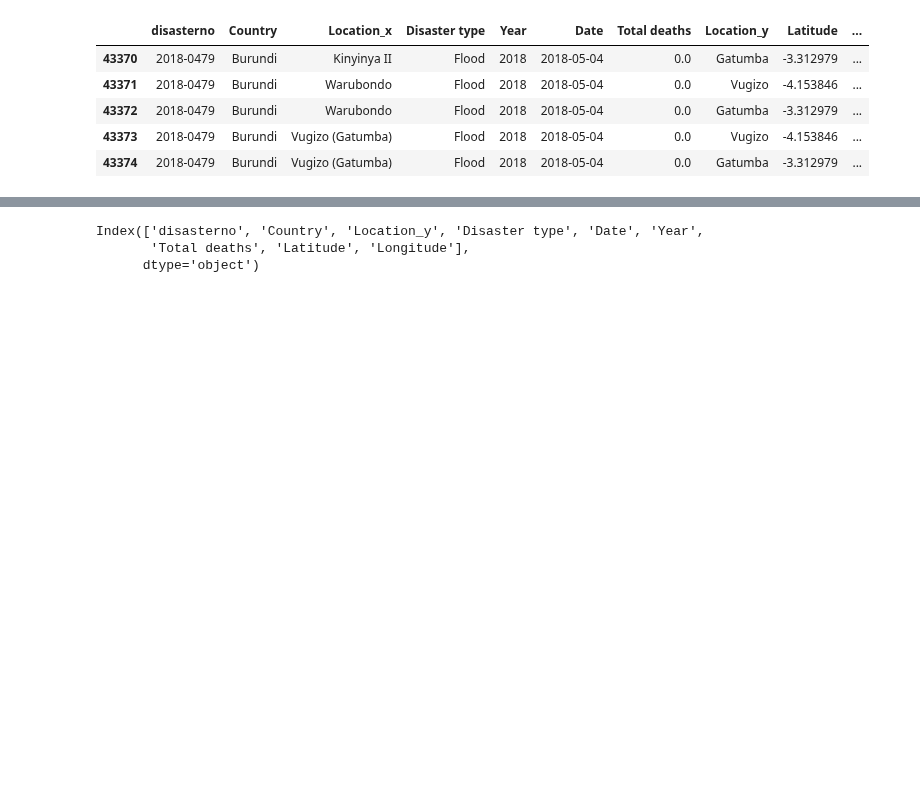
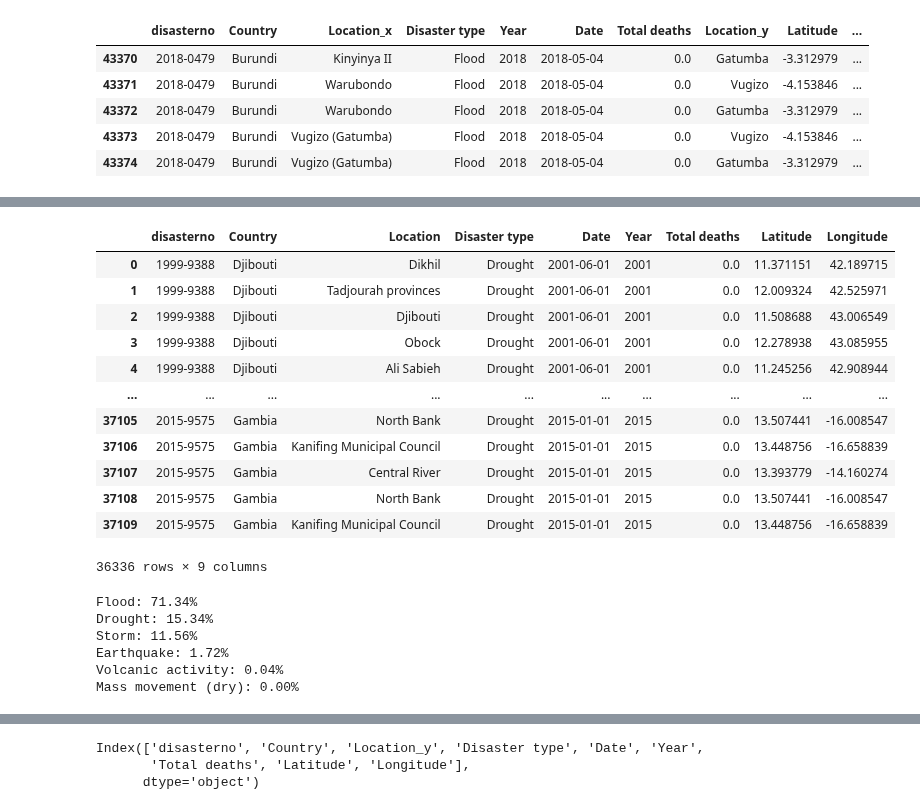
Before and after one commit to 0xpix/CERI-Project, a Jupyter notebook: notebooks/EDA.ipynb, the cells around one changed output, grey strips where cells are left out. Cells and saved outputs as stored; diff of their text form; code cells hidden in the pictures; blank space fills up the shorter version.

```diff
--- a/notebooks/EDA.ipynb
+++ b/notebooks/EDA.ipynb
@@ -572,3 +580,38 @@ Earthquake               628
 Volcanic activity         13
 Mass movement (dry)        1
 Name: count, dtype: int64
+# %%
+# Filter the DataFrame for dates from 2015 to 2018
+filtered_data_00_15 = Disasters_in_africa_2000_2018[
+    (Disasters_in_africa_2000_2018['Date'] >= '2000-01-01') &
+    (Disasters_in_africa_2000_2018['Date'] <= '2015-06-27')
+]
+
+# Display the filtered data
+filtered_data_00_15
+# %% [output]
+|  | disasterno | Country | Location | Disaster type | Date | Year | Total deaths | Latitude | Longitude |
+| 0 | 1999-9388 | Djibouti | Dikhil | Drought | 2001-06-01 | 2001 | 0.0 | 11.371151 | 42.189715 |
+| 1 | 1999-9388 | Djibouti | Tadjourah provinces | Drought | 2001-06-01 | 2001 | 0.0 | 12.009324 | 42.525971 |
+| 2 | 1999-9388 | Djibouti | Djibouti | Drought | 2001-06-01 | 2001 | 0.0 | 11.508688 | 43.006549 |
+| 3 | 1999-9388 | Djibouti | Obock | Drought | 2001-06-01 | 2001 | 0.0 | 12.278938 | 43.085955 |
+| 4 | 1999-9388 | Djibouti | Ali Sabieh | Drought | 2001-06-01 | 2001 | 0.0 | 11.245256 | 42.908944 |
+| ... | ... | ... | ... | ... | ... | ... | ... | ... | ... |
+| 37105 | 2015-9575 | Gambia | North Bank | Drought | 2015-01-01 | 2015 | 0.0 | 13.507441 | -16.008547 |
+| 37106 | 2015-9575 | Gambia | Kanifing Municipal Council | Drought | 2015-01-01 | 2015 | 0.0 | 13.448756 | -16.658839 |
+| 37107 | 2015-9575 | Gambia | Central River | Drought | 2015-01-01 | 2015 | 0.0 | 13.393779 | -14.160274 |
+| 37108 | 2015-9575 | Gambia | North Bank | Drought | 2015-01-01 | 2015 | 0.0 | 13.507441 | -16.008547 |
+| 37109 | 2015-9575 | Gambia | Kanifing Municipal Council | Drought | 2015-01-01 | 2015 | 0.0 | 13.448756 | -16.658839 |
+36336 rows × 9 columns
+# %%
+percentage_counts = filtered_data_00_15['Disaster type'].value_counts(normalize=True) * 100
+formatted_percentage_counts = {disaster: f"{percentage:.2f}%" for disaster, percentage in percentage_counts.items()}
+for disaster, percentage in formatted_percentage_counts.items():
+    print(f"{disaster}: {percentage}")
+# %% [output]
+Flood: 71.34%
+Drought: 15.34%
+Storm: 11.56%
+Earthquake: 1.72%
+Volcanic activity: 0.04%
+Mass movement (dry): 0.00%
```
Also changed, not shown: parts of 11 cells of this notebook.
